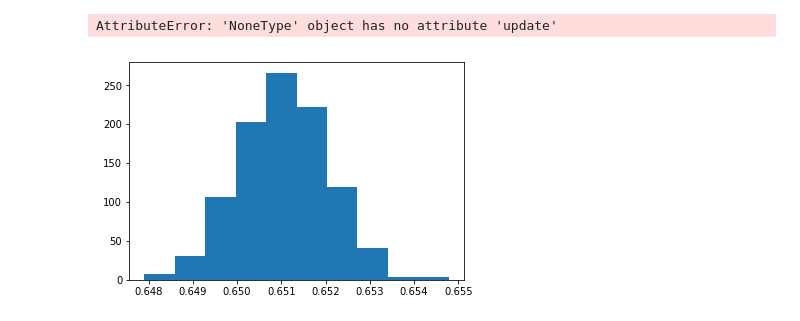
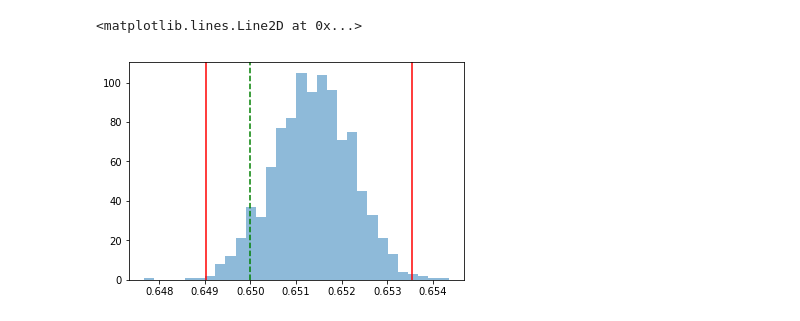
Before and after one commit to maksimt/empirical_privacy, a Jupyter notebook: Notebooks/Bootstrap validation with known model.ipynb, the cells around one changed output. Saved outputs shown, nothing was run; the diff lists cells and outputs as text; code cells hidden in the pictures.

```diff
--- a/Notebooks/Bootstrap validation with known model.ipynb
+++ b/Notebooks/Bootstrap validation with known model.ipynb
@@ -39,9 +39,10 @@ EB = construct_bootstrap(X=X, d=3, fit_model='gyorfi', classifier_accuracies=y)
 # %%
 sampled_asymptotes = EB.bootstrap_confidence_bounds(0.99, n_samples=1000)
 # %%
-_ = plt.hist(EB.generated_samples)
-plt.axvline(sampled_asymptotes.lb_two_sided, '-r')
-plt.axvline(sampled_asymptotes.ub_two_sided, '-r')
+_ = plt.hist(EB.generated_samples, alpha=0.5, bins=30)
+plt.axvline(sampled_asymptotes.lb_two_sided, color='r')
+plt.axvline(sampled_asymptotes.ub_two_sided, color='r')
+plt.axvline(m, color='g', linestyle='--')
 # %% [output]
-AttributeError: 'NoneType' object has no attribute 'update'
+<matplotlib.lines.Line2D at 0x...>
-[figure, old version]
+[figure, new version]
```
Also changed, not shown: parts of 1 cell of this notebook.
